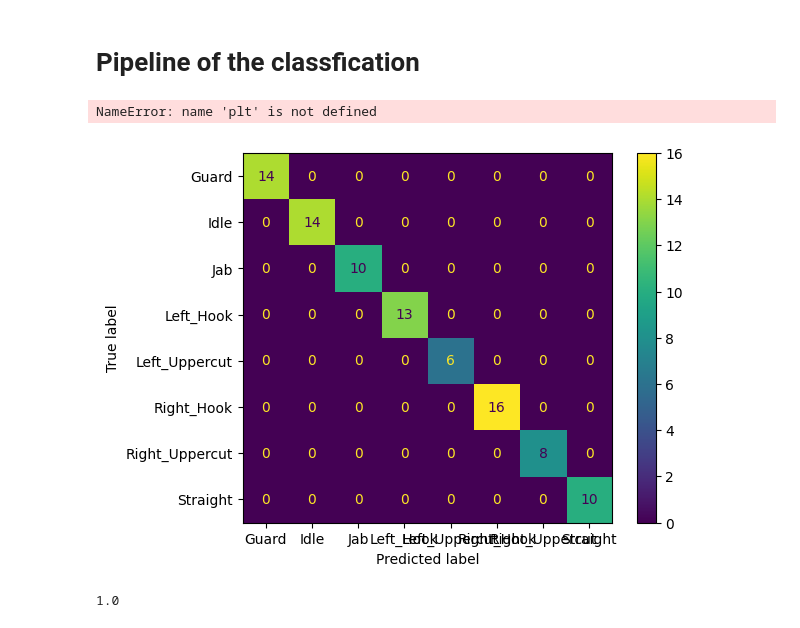
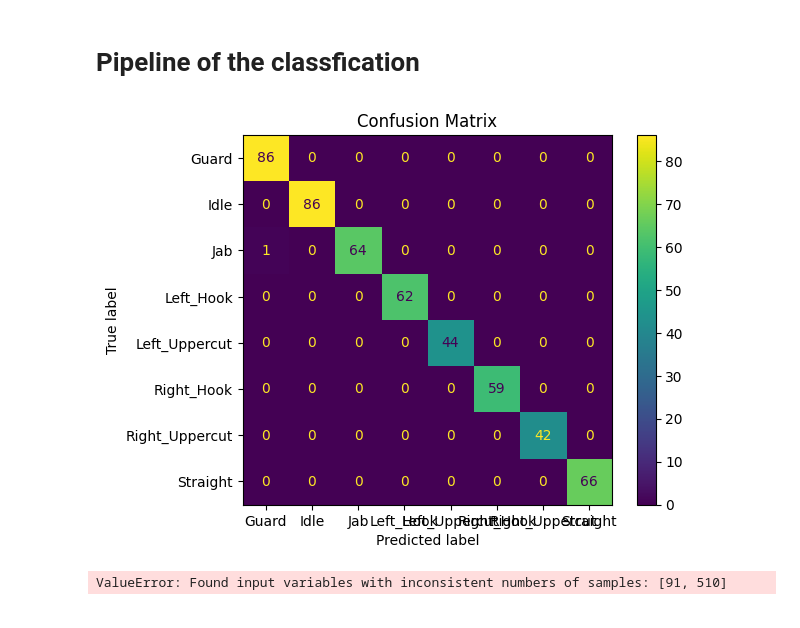
Before and after one commit to NawfalHadi/Tinju, a Jupyter notebook: Training/dataset_training.ipynb, the cells around one changed output. Cells and saved outputs as stored; diff of their text form; code cells hidden in the pictures.

Commit message:
bot : training balanced bot

```diff
--- a/Training/dataset_training.ipynb
+++ b/Training/dataset_training.ipynb
@@ -57,23 +60,22 @@ from sklearn.metrics import confusion_matrix, ConfusionMatrixDisplay
 from sklearn.svm import *
 # %%
 model = make_pipeline(StandardScaler(), SVC(probability=True)).fit(X_train, y_train)
-y_pred = model.predict(X_test)
+y_pred = model.predict(X_train)
 # %%
-conf_matrix = confusion_matrix(y_test, y_pred)
+conf_matrix = confusion_matrix(y_train, y_pred)
 
 # Display the confusion matrix using sklearn's visualization tools
 cm_display = ConfusionMatrixDisplay(conf_matrix, display_labels=model.classes_)
 cm_display.plot(cmap='viridis')
 plt.title('Confusion Matrix')
 plt.show()
 # %% [output]
-NameError: name 'plt' is not defined
-[figure, old version]
+[figure, new version]
 # %%
 version = 4_2
 with open(f'../Model/v{version}_model.pkl', 'wb') as f:
     pickle.dump(model, f)
 # %%
-print(accuracy_score(y_test, y_pred))
+print(accuracy_score(y_train, y_pred))
 # %% [output]
-1.0
+ValueError: Found input variables with inconsistent numbers of samples: [91, 510]
```
Also changed, not shown: parts of 1 cell of this notebook, 5 other files.
